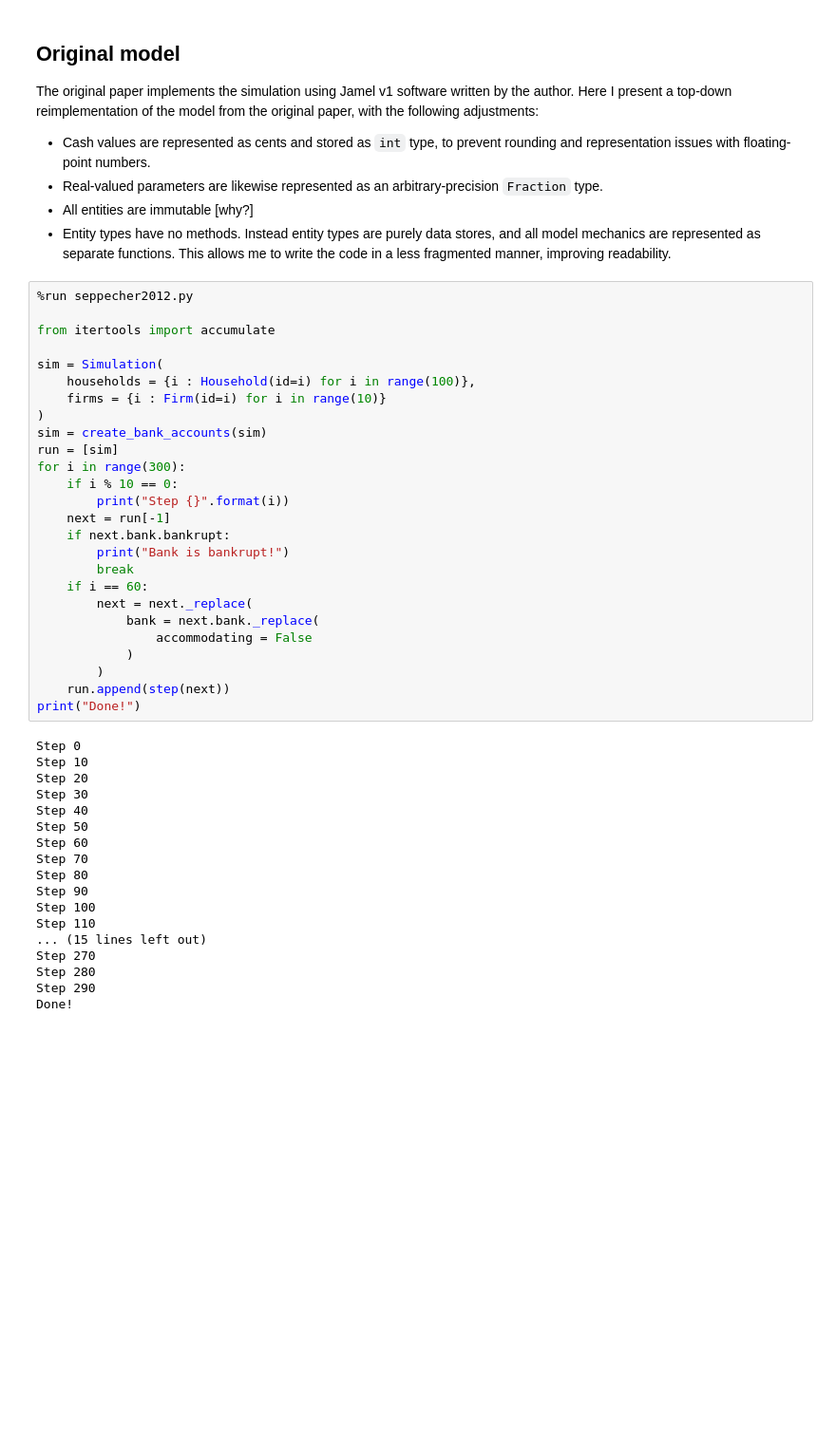
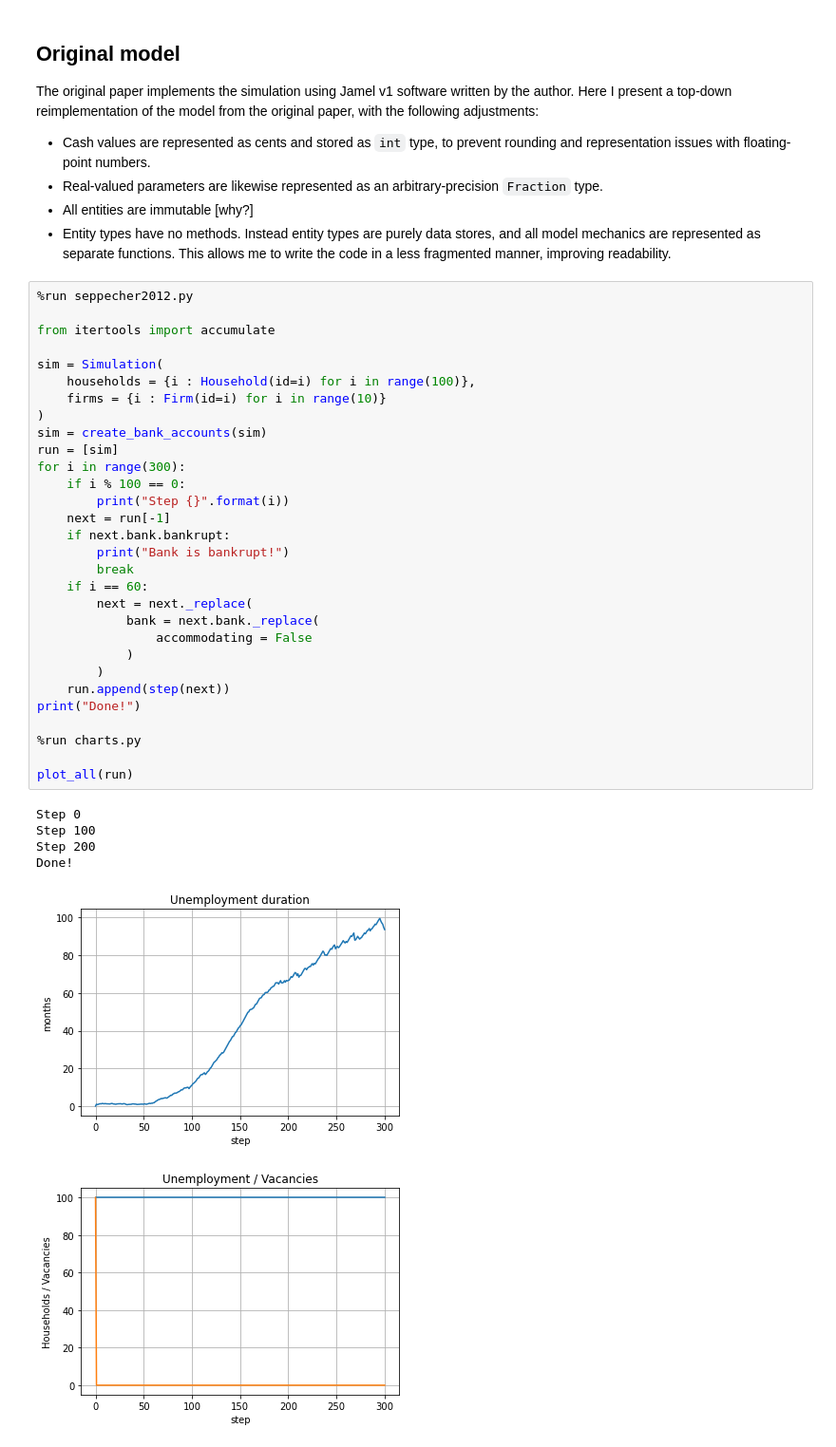
Before and after one commit to wcerfgba/seppecher2012, a Jupyter notebook: Seppecher 2012.ipynb, the cells around one changed output. Shown at 95% size. Cells and saved outputs as stored; diff of their text form; blank space fills up the shorter version.

```diff
--- a/Seppecher 2012.ipynb
+++ b/Seppecher 2012.ipynb
@@ -18,44 +18,37 @@ The original paper implements the simulation using Jamel v1 software written by
 # %%
 %run seppecher2012.py
 
 from itertools import accumulate
 
 sim = Simulation(
     households = {i : Household(id=i) for i in range(100)},
     firms = {i : Firm(id=i) for i in range(10)}
 )
 sim = create_bank_accounts(sim)
 run = [sim]
 for i in range(300):
-    if i % 10 == 0:
+    if i % 100 == 0:
         print("Step {}".format(i))
     next = run[-1]
     if next.bank.bankrupt:
         print("Bank is bankrupt!")
         break
     if i == 60:
         next = next._replace(
             bank = next.bank._replace(
                 accommodating = False
             )
         )
     run.append(step(next))
 print("Done!")
+
+%run charts.py
+
+plot_all(run)
 # %% [output]
 Step 0
-Step 10
-Step 20
-Step 30
-Step 40
-Step 50
-Step 60
-Step 70
-Step 80
-Step 90
 Step 100
-Step 110
-... (15 lines left out)
-Step 270
-Step 280
-Step 290
+Step 200
 Done!
+[figure, added]
+[figure, added]
```
Also changed, not shown: parts of 8 cells of this notebook, 4 other files.
